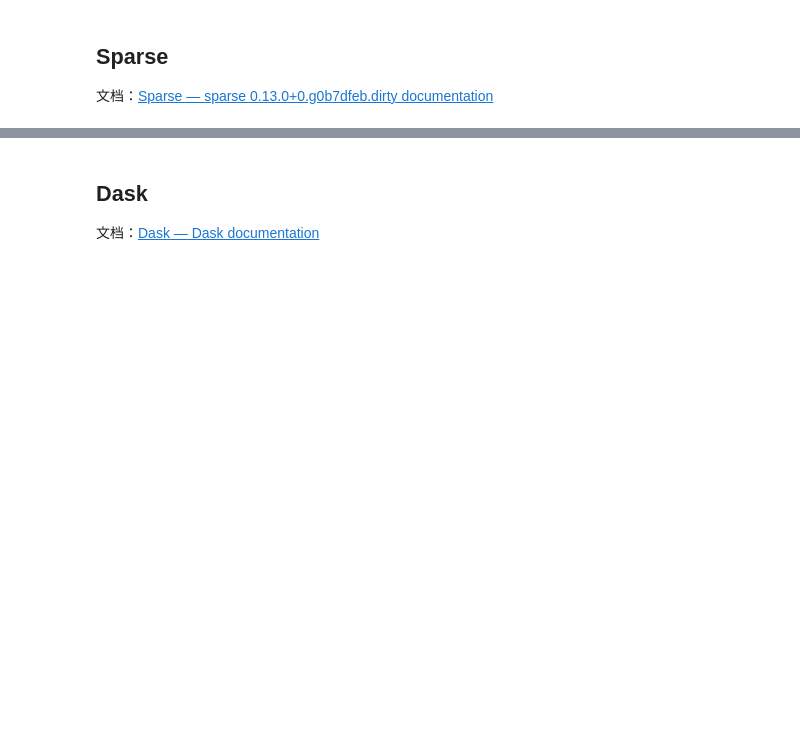
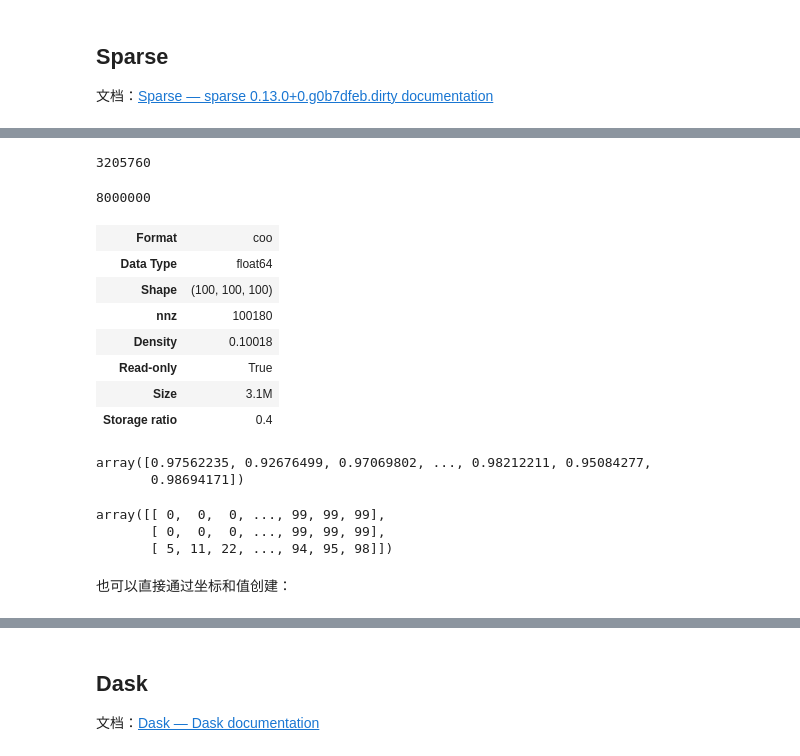
Before and after one commit to datawhalechina/powerful-numpy, a Jupyter notebook: src/skilled/ch06-morethan_numpy.ipynb, the cells around one changed output, grey strips where cells are left out. Drawn from its saved outputs; the diff is of its cells as text; code cells hidden in the pictures; blank space fills up the shorter version.

```diff
--- a/src/skilled/ch06-morethan_numpy.ipynb
+++ b/src/skilled/ch06-morethan_numpy.ipynb
@@ -604,0 +874,40 @@ Cupy是一个兼容NumPy/SciPy的数组库，用于使用Python进行GPU加速
+# %%
+rng = np.random.default_rng(42)
+a = rng.random((100, 100, 100))
+# %%
+# 构造一个稀疏矩阵，90%为0
+a[a<0.9] = 0
+# %%
+s = se.COO(a)
+# %%
+s.nbytes
+# %% [output]
+3205760
+# %%
+a.nbytes
+# %% [output]
+8000000
+# %%
+s
+# %% [output]
+| Format | coo |
+| Data Type | float64 |
+| Shape | (100, 100, 100) |
+| nnz | 100180 |
+| Density | 0.10018 |
+| Read-only | True |
+| Size | 3.1M |
+| Storage ratio | 0.4 |
+# %%
+s.data
+# %% [output]
+array([0.97562235, 0.92676499, 0.97069802, ..., 0.98212211, 0.95084277,
+       0.98694171])
+# %%
+s.coords
+# %% [output]
+array([[ 0,  0,  0, ..., 99, 99, 99],
+       [ 0,  0,  0, ..., 99, 99, 99],
+       [ 5, 11, 22, ..., 94, 95, 98]])
+# %% [markdown]
+也可以直接通过坐标和值创建：
```
Also changed, not shown: parts of 143 cells of this notebook, 1 other file.
